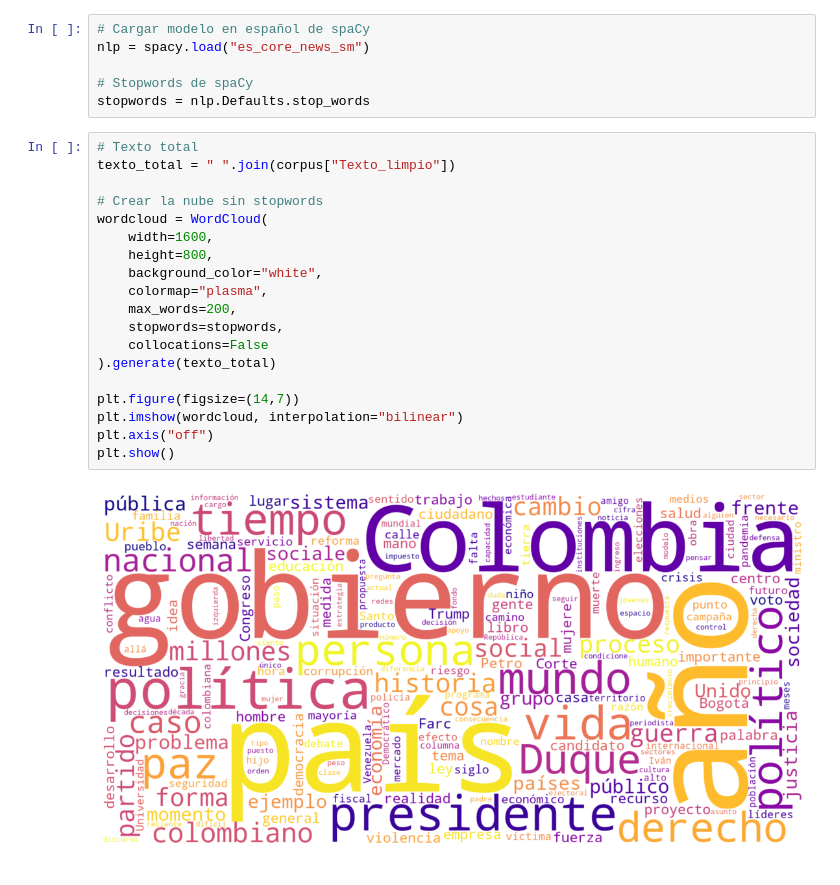
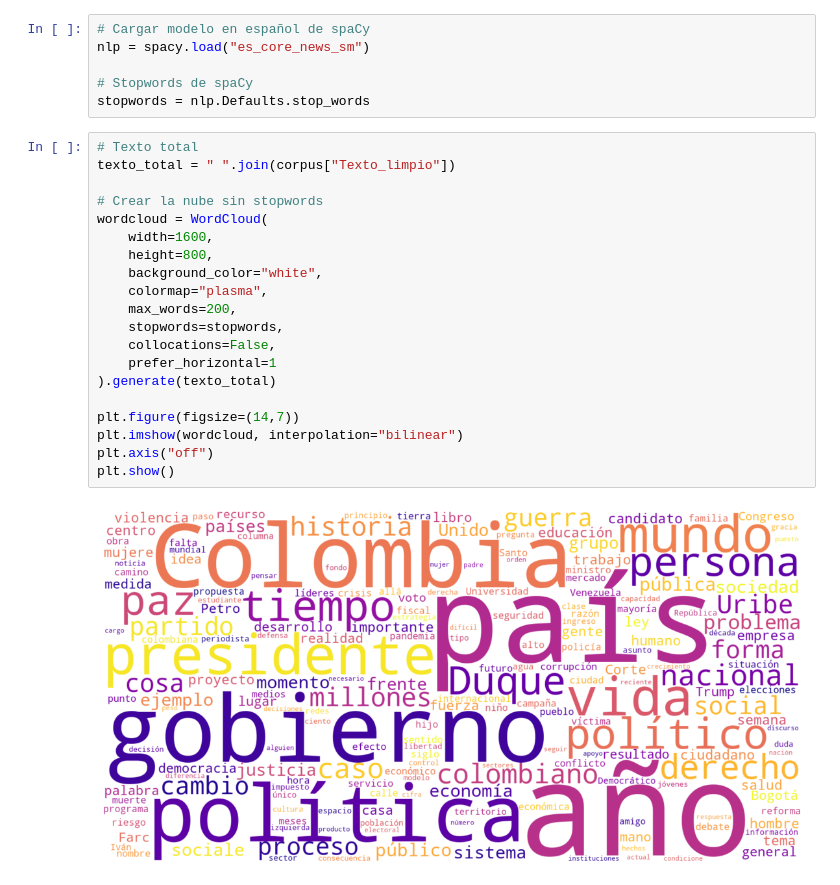
Before and after one commit to BMSS-EAFIT-Projects/HumanidadesDigitales, a Jupyter notebook: notebooks/3_estadisticos_corpus.ipynb, the cells around one changed output. Drawn from its saved outputs; the diff is of its cells as text.

```diff
--- a/notebooks/3_estadisticos_corpus.ipynb
+++ b/notebooks/3_estadisticos_corpus.ipynb
@@ -213,24 +251,25 @@ stopwords = nlp.Defaults.stop_words
 # %%
 # Texto total
 texto_total = " ".join(corpus["Texto_limpio"])
 
 # Crear la nube sin stopwords
 wordcloud = WordCloud(
     width=1600,
     height=800,
     background_color="white",
     colormap="plasma",
     max_words=200,
     stopwords=stopwords,
-    collocations=False
+    collocations=False,
+    prefer_horizontal=1
 ).generate(texto_total)
 
 plt.figure(figsize=(14,7))
 plt.imshow(wordcloud, interpolation="bilinear")
 plt.axis("off")
 plt.show()
 # %% [output]
-[figure, old version]
+[figure, new version]
 # %%
 # Guardar en la carpeta figures
 plt.figure(figsize=(14,7))
```
Also changed, not shown: parts of 14 cells of this notebook, 19 other files.
